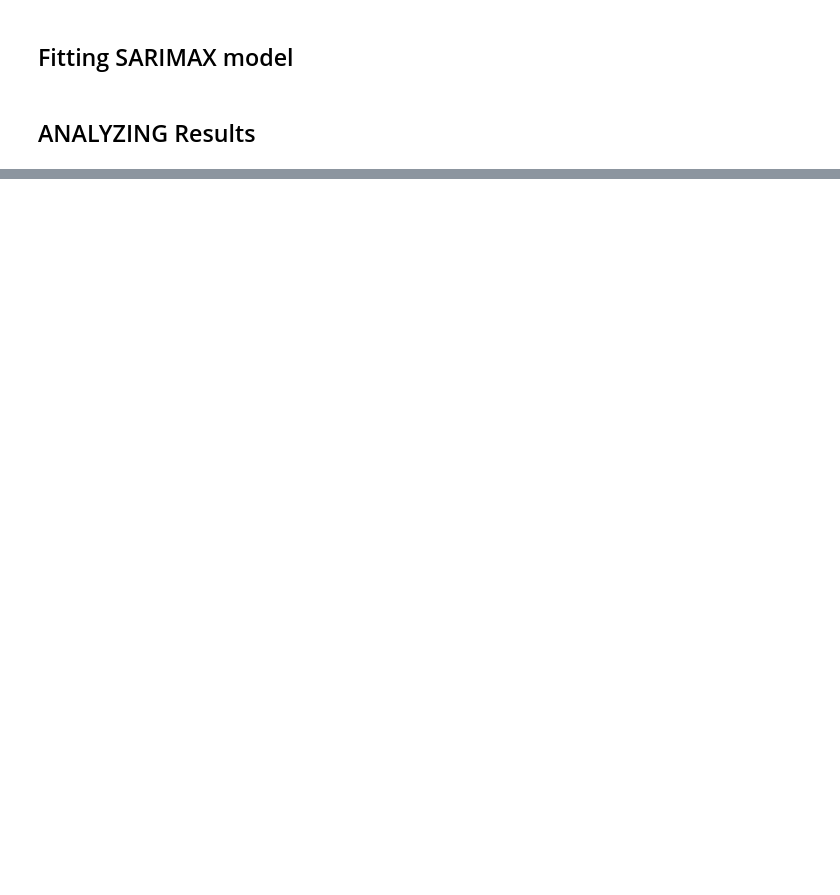
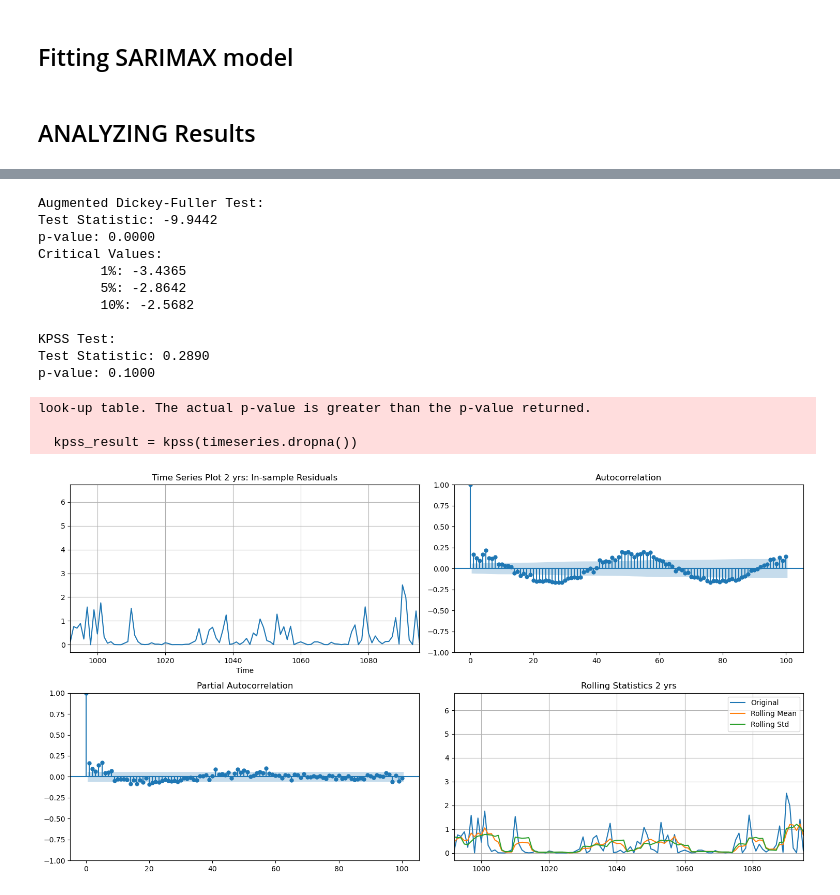
Before and after one commit to naokic3/solarM, a Jupyter notebook: SARIMAX.ipynb, the cells around one changed output, grey strips where cells are left out. Saved outputs shown, nothing was run; the diff lists cells and outputs as text; code cells hidden in the pictures; blank space fills up the shorter version.

```diff
--- a/SARIMAX.ipynb
+++ b/SARIMAX.ipynb
@@ -268,8 +248,8 @@ data.index = date['datetime'][53:]
 TEST AND TRAIN SPLIT
 # %%
 scaler = StandardScaler()
-train_size = int(len(data) -52)
-train_data = data.iloc[:train_size]
-test_data = data.iloc[train_size:]
-train_data = scaler.fit_transform(train_data)
-test_data = scaler.transform(test_data)
+train_size = int(len(data) -104)
+train_data_1 = data.iloc[:-104]
+test_data_1 = data.iloc[-104:]
+train_data = scaler.fit_transform(train_data_1)
+test_data_n = scaler.transform(test_data_1)
@@ -278,4 +256,4 @@ NameError: name 'StandardScaler' is not defined
 # %% [markdown]
 CONVERT TO 32bit float for RAM saving
 # %%
-input = train_data['input_zscore'].astype(np.float32)
+input = train_data.astype(np.float32)
@@ -345,0 +416,18 @@ plt.plot(forecast.predicted_mean, label='Forecast')
+# %%
+check_stationarity(pd.Series(residuals_in_sq), 'In-sample Residuals',lag=100)
+# %% [output]
+Augmented Dickey-Fuller Test:
+Test Statistic: -9.9442
+p-value: 0.0000
+Critical Values:
+        1%: -3.4365
+        5%: -2.8642
+        10%: -2.5682
+
+KPSS Test:
+Test Statistic: 0.2890
+p-value: 0.1000
+look-up table. The actual p-value is greater than the p-value returned.
+
+  kpss_result = kpss(timeseries.dropna())
+[figure, added]
```
Also changed, not shown: parts of 40 cells of this notebook.
